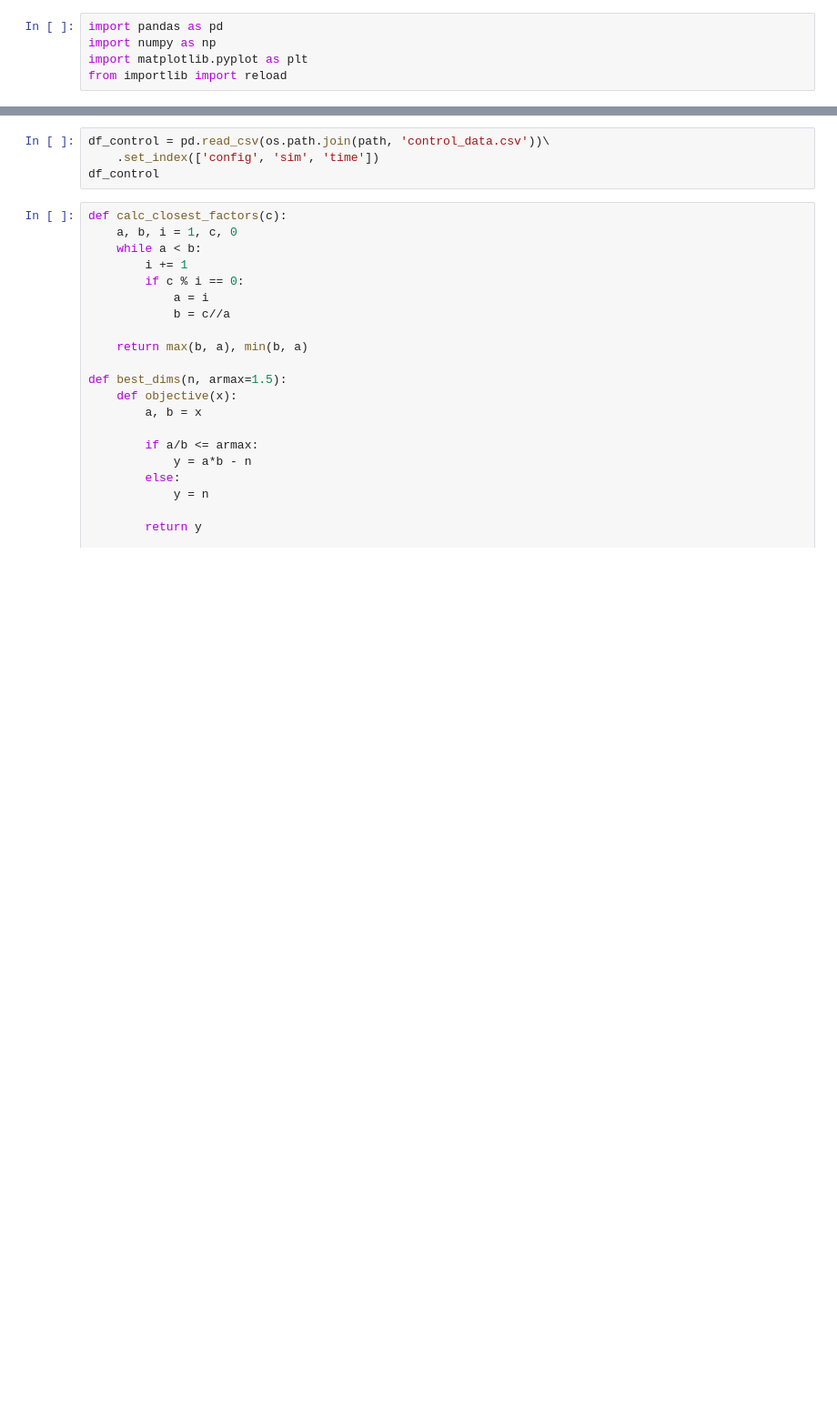
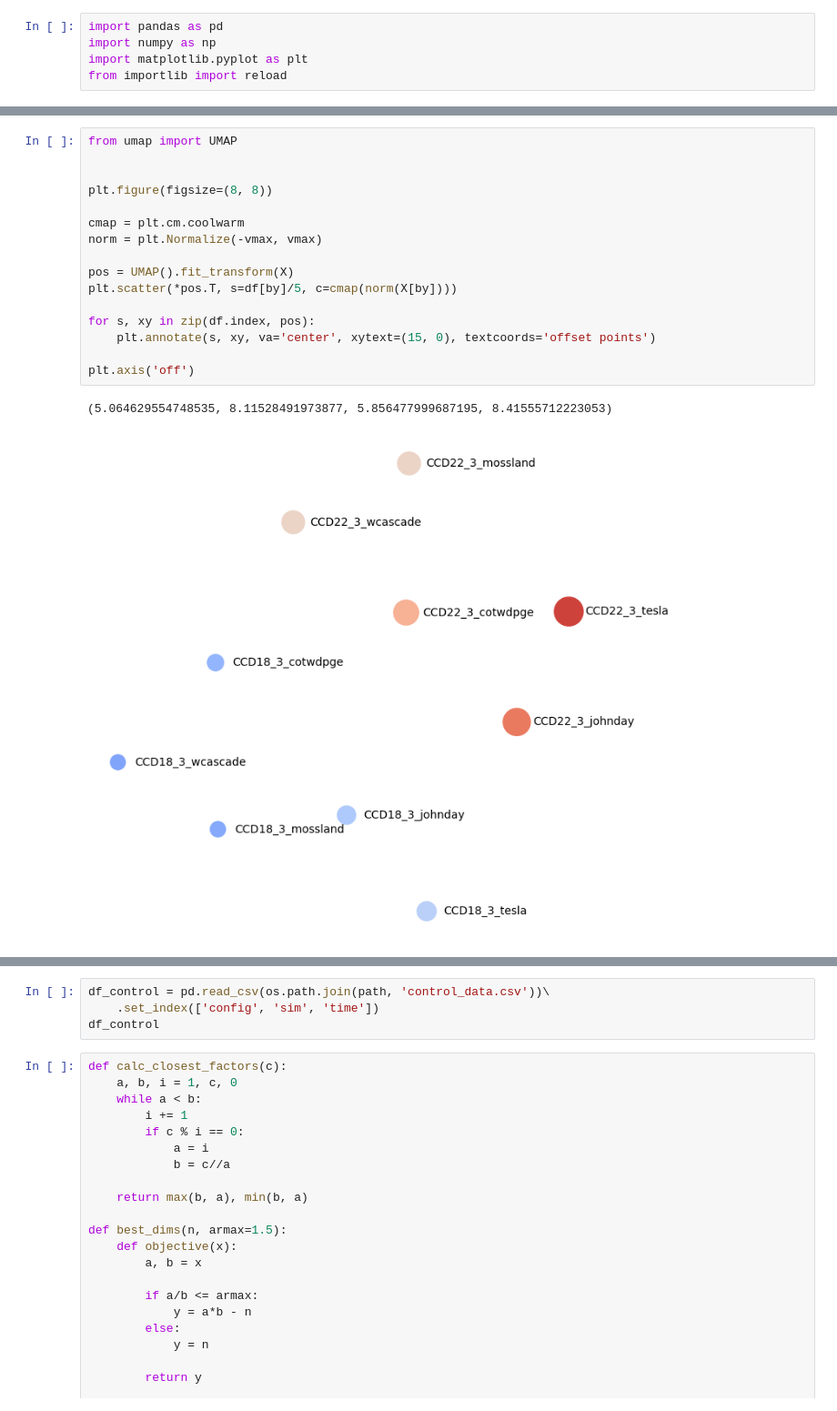
Before and after one commit to pnnl/pyMOODS, a Jupyter notebook: notebooks/MOCODO.ipynb, the cells around one changed output, grey strips where cells are left out. Shown at 91% size. Cells and saved outputs as stored; diff of their text form; blank space fills up the shorter version.

```diff
--- a/notebooks/MOCODO.ipynb
+++ b/notebooks/MOCODO.ipynb
@@ -46,0 +48,19 @@ df_design
+# %%
+from umap import UMAP
+
+
+plt.figure(figsize=(8, 8))
+
+cmap = plt.cm.coolwarm
+norm = plt.Normalize(-vmax, vmax)
+
+pos = UMAP().fit_transform(X)
+plt.scatter(*pos.T, s=df[by]/5, c=cmap(norm(X[by])))
+
+for s, xy in zip(df.index, pos):
+    plt.annotate(s, xy, va='center', xytext=(15, 0), textcoords='offset points')
+
+plt.axis('off')
+# %% [output]
+(5.064629554748535, 8.11528491973877, 5.856477999687195, 8.41555712223053)
+[figure, added]
```
Also changed, not shown: parts of 10 cells of this notebook, 1 other file.
